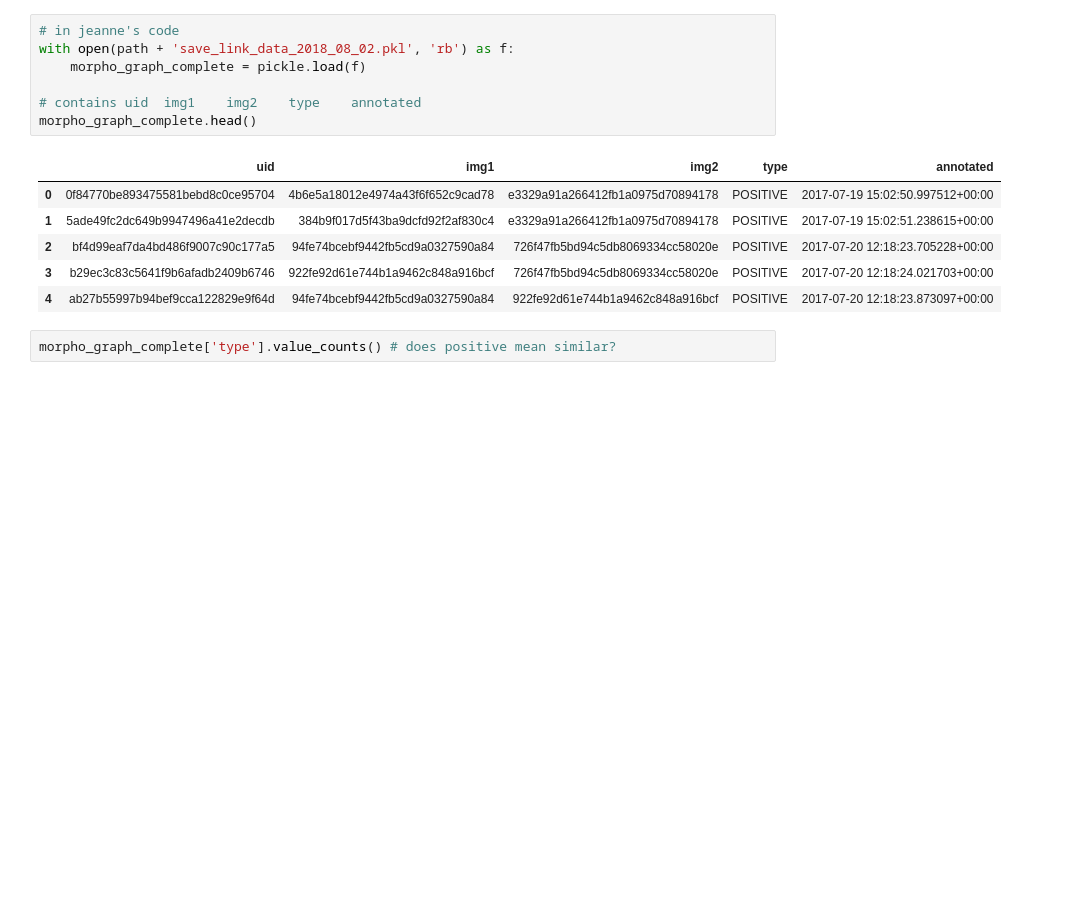
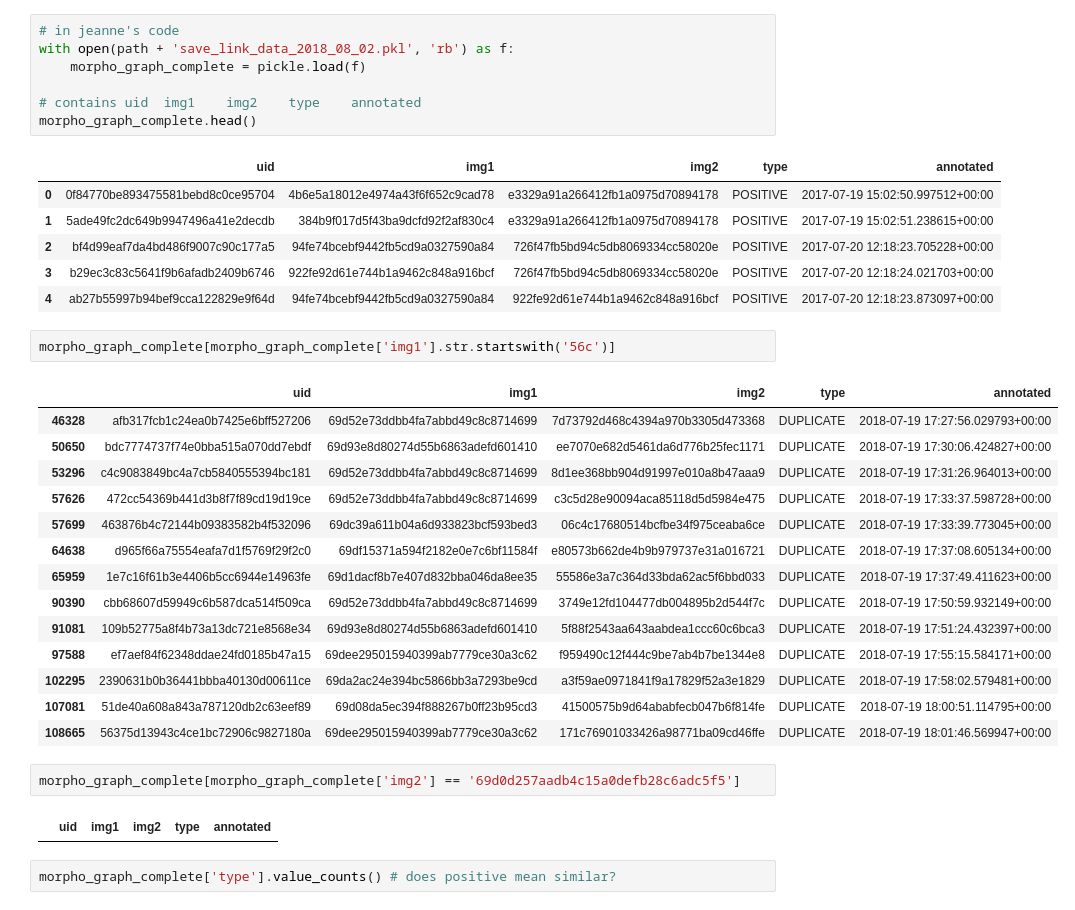
Before and after one commit to ludovicaschaerf/Cini_TDA, a Jupyter notebook: notebooks/Data.ipynb, the cells around one changed output. Cells and saved outputs as stored; diff of their text form; blank space fills up the shorter version.

```diff
--- a/notebooks/Data.ipynb
+++ b/notebooks/Data.ipynb
@@ -61,6 +123,27 @@ morpho_graph_complete.head()
 | 2 | bf4d99eaf7da4bd486f9007c90c177a5 | 94fe74bcebf9442fb5cd9a0327590a84 | 726f47fb5bd94c5db8069334cc58020e | POSITIVE | 2017-07-20 12:18:23.705228+00:00 |
 | 3 | b29ec3c83c5641f9b6afadb2409b6746 | 922fe92d61e744b1a9462c848a916bcf | 726f47fb5bd94c5db8069334cc58020e | POSITIVE | 2017-07-20 12:18:24.021703+00:00 |
 | 4 | ab27b55997b94bef9cca122829e9f64d | 94fe74bcebf9442fb5cd9a0327590a84 | 922fe92d61e744b1a9462c848a916bcf | POSITIVE | 2017-07-20 12:18:23.873097+00:00 |
+# %%
+morpho_graph_complete[morpho_graph_complete['img1'].str.startswith('56c')]
+# %% [output]
+|  | uid | img1 | img2 | type | annotated |
+| 46328 | afb317fcb1c24ea0b7425e6bff527206 | 69d52e73ddbb4fa7abbd49c8c8714699 | 7d73792d468c4394a970b3305d473368 | DUPLICATE | 2018-07-19 17:27:56.029793+00:00 |
+| 50650 | bdc7774737f74e0bba515a070dd7ebdf | 69d93e8d80274d55b6863adefd601410 | ee7070e682d5461da6d776b25fec1171 | DUPLICATE | 2018-07-19 17:30:06.424827+00:00 |
+| 53296 | c4c9083849bc4a7cb5840555394bc181 | 69d52e73ddbb4fa7abbd49c8c8714699 | 8d1ee368bb904d91997e010a8b47aaa9 | DUPLICATE | 2018-07-19 17:31:26.964013+00:00 |
+| 57626 | 472cc54369b441d3b8f7f89cd19d19ce | 69d52e73ddbb4fa7abbd49c8c8714699 | c3c5d28e90094aca85118d5d5984e475 | DUPLICATE | 2018-07-19 17:33:37.598728+00:00 |
+| 57699 | 463876b4c72144b09383582b4f532096 | 69dc39a611b04a6d933823bcf593bed3 | 06c4c17680514bcfbe34f975ceaba6ce | DUPLICATE | 2018-07-19 17:33:39.773045+00:00 |
+| 64638 | d965f66a75554eafa7d1f5769f29f2c0 | 69df15371a594f2182e0e7c6bf11584f | e80573b662de4b9b979737e31a016721 | DUPLICATE | 2018-07-19 17:37:08.605134+00:00 |
+| 65959 | 1e7c16f61b3e4406b5cc6944e14963fe | 69d1dacf8b7e407d832bba046da8ee35 | 55586e3a7c364d33bda62ac5f6bbd033 | DUPLICATE | 2018-07-19 17:37:49.411623+00:00 |
+| 90390 | cbb68607d59949c6b587dca514f509ca | 69d52e73ddbb4fa7abbd49c8c8714699 | 3749e12fd104477db004895b2d544f7c | DUPLICATE | 2018-07-19 17:50:59.932149+00:00 |
+| 91081 | 109b52775a8f4b73a13dc721e8568e34 | 69d93e8d80274d55b6863adefd601410 | 5f88f2543aa643aabdea1ccc60c6bca3 | DUPLICATE | 2018-07-19 17:51:24.432397+00:00 |
+| 97588 | ef7aef84f62348ddae24fd0185b47a15 | 69dee295015940399ab7779ce30a3c62 | f959490c12f444c9be7ab4b7be1344e8 | DUPLICATE | 2018-07-19 17:55:15.584171+00:00 |
+| 102295 | 2390631b0b36441bbba40130d00611ce | 69da2ac24e394bc5866bb3a7293be9cd | a3f59ae0971841f9a17829f52a3e1829 | DUPLICATE | 2018-07-19 17:58:02.579481+00:00 |
+| 107081 | 51de40a608a843a787120db2c63eef89 | 69d08da5ec394f888267b0ff23b95cd3 | 41500575b9d64ababfecb047b6f814fe | DUPLICATE | 2018-07-19 18:00:51.114795+00:00 |
+| 108665 | 56375d13943c4ce1bc72906c9827180a | 69dee295015940399ab7779ce30a3c62 | 171c76901033426a98771ba09cd46ffe | DUPLICATE | 2018-07-19 18:01:46.569947+00:00 |
+# %%
+morpho_graph_complete[morpho_graph_complete['img2'] == '69d0d257aadb4c15a0defb28c6adc5f5']
+# %% [output]
+|  | uid | img1 | img2 | type | annotated |
 # %%
 morpho_graph_complete['type'].value_counts() # does positive mean similar?
 # %% [output]
```
Also changed, not shown: parts of 12 cells of this notebook, 6 other files.
